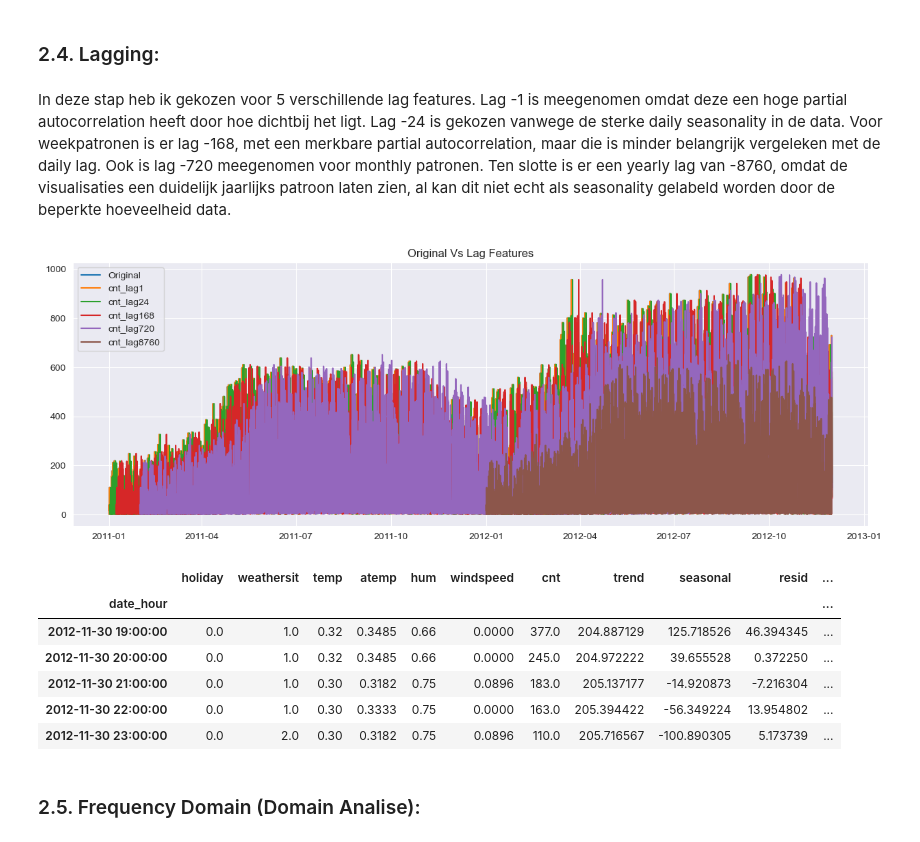
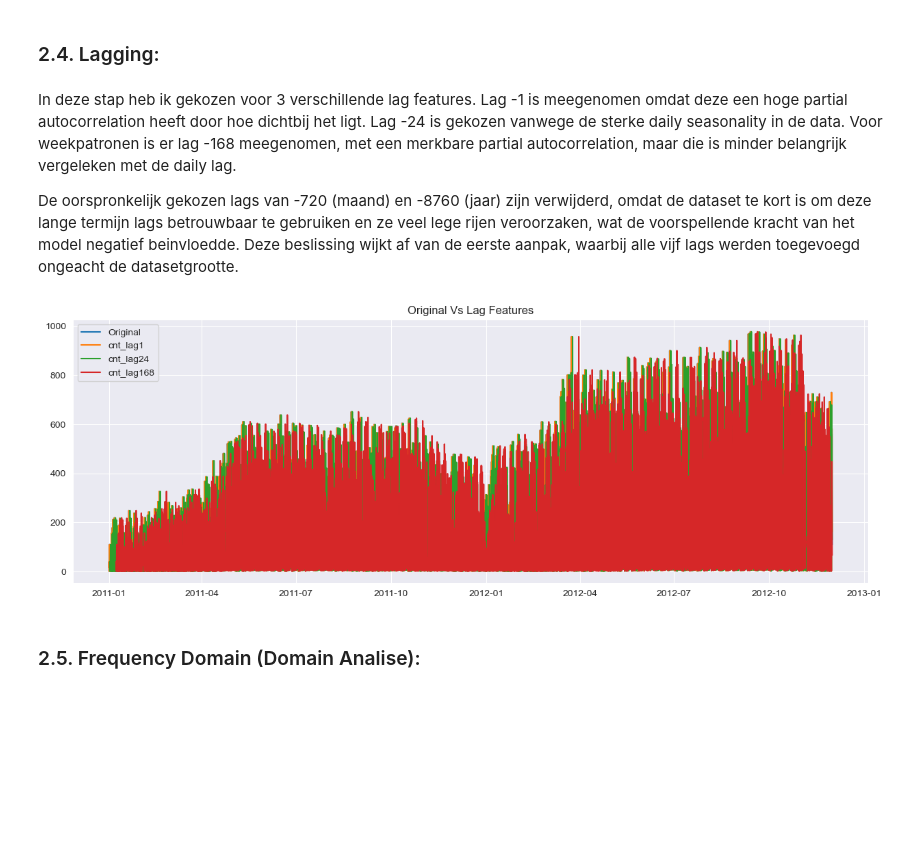
Before and after one commit to 24087068/verhuuraantallen_voorspelling, a Jupyter notebook: notebooks/main.ipynb, the cells around one changed output. Cells and saved outputs as stored; diff of their text form; code cells hidden in the pictures; blank space fills up the shorter version.

Commit message:
models

```diff
--- a/notebooks/main.ipynb
+++ b/notebooks/main.ipynb
@@ -187,22 +194,17 @@ plt.show()
 # %% [markdown]
 ### 2.4. Lagging:
 # %% [markdown]
-In deze stap heb ik gekozen voor 5 verschillende lag features. Lag -1 is meegenomen omdat deze een hoge partial autocorrelation heeft door hoe dichtbij het ligt. Lag -24 is gekozen vanwege de sterke daily seasonality in de data. Voor weekpatronen is er lag -168, met een merkbare partial autocorrelation, maar die is minder belangrijk vergeleken met de daily lag. Ook is lag -720 meegenomen voor monthly patronen. Ten slotte is er een yearly lag van -8760, omdat de visualisaties een duidelijk jaarlijks patroon laten zien, al kan dit niet echt als seasonality gelabeld worden door de beperkte hoeveelheid data.
+In deze stap heb ik gekozen voor 3 verschillende lag features. Lag -1 is meegenomen omdat deze een hoge partial autocorrelation heeft door hoe dichtbij het ligt. Lag -24 is gekozen vanwege de sterke daily seasonality in de data. Voor weekpatronen is er lag -168 meegenomen, met een merkbare partial autocorrelation, maar die is minder belangrijk vergeleken met de daily lag.
+
+
+De oorspronkelijk gekozen lags van -720 (maand) en -8760 (jaar) zijn verwijderd, omdat de dataset te kort is om deze lange termijn lags betrouwbaar te gebruiken en ze veel lege rijen veroorzaken, wat de voorspellende kracht van het model negatief beinvloedde. Deze beslissing wijkt af van de eerste aanpak, waarbij alle vijf lags werden toegevoegd ongeacht de datasetgrootte.
 # %%
 from functions.feature_engineering_timeseries import lag_featuring
-lags_to_use = [1, 24, 24*7, 24*30, 24*365]  # 1h, 1 day, 1 week, 1 month, 1 year
+lags_to_use = [1, 24, 24*7] # h, day, week
 seasonal_lags = lag_featuring(df_decomp, target_col='cnt', lags=lags_to_use)
 df_lagged = df_decomp.merge(seasonal_lags, left_index=True, right_index=True)
-display(df_lagged.tail())
 # %% [output]
-[figure, old version]
+[figure, new version]
-|  | holiday | weathersit | temp | atemp | hum | windspeed | cnt | trend | seasonal | resid | ... |
-| date_hour |  |  |  |  |  |  |  |  |  |  | ... |
-| 2012-11-30 19:00:00 | 0.0 | 1.0 | 0.32 | 0.3485 | 0.66 | 0.0000 | 377.0 | 204.887129 | 125.718526 | 46.394345 | ... |
-| 2012-11-30 20:00:00 | 0.0 | 1.0 | 0.32 | 0.3485 | 0.66 | 0.0000 | 245.0 | 204.972222 | 39.655528 | 0.372250 | ... |
-| 2012-11-30 21:00:00 | 0.0 | 1.0 | 0.30 | 0.3182 | 0.75 | 0.0896 | 183.0 | 205.137177 | -14.920873 | -7.216304 | ... |
-| 2012-11-30 22:00:00 | 0.0 | 1.0 | 0.30 | 0.3333 | 0.75 | 0.0000 | 163.0 | 205.394422 | -56.349224 | 13.954802 | ... |
-| 2012-11-30 23:00:00 | 0.0 | 2.0 | 0.30 | 0.3182 | 0.75 | 0.0896 | 110.0 | 205.716567 | -100.890305 | 5.173739 | ... |
 # %% [markdown]
 ### 2.5. Frequency Domain (Domain Analise):
 # %% [markdown]
```
Also changed, not shown: parts of 34 cells of this notebook, 2 other files.
